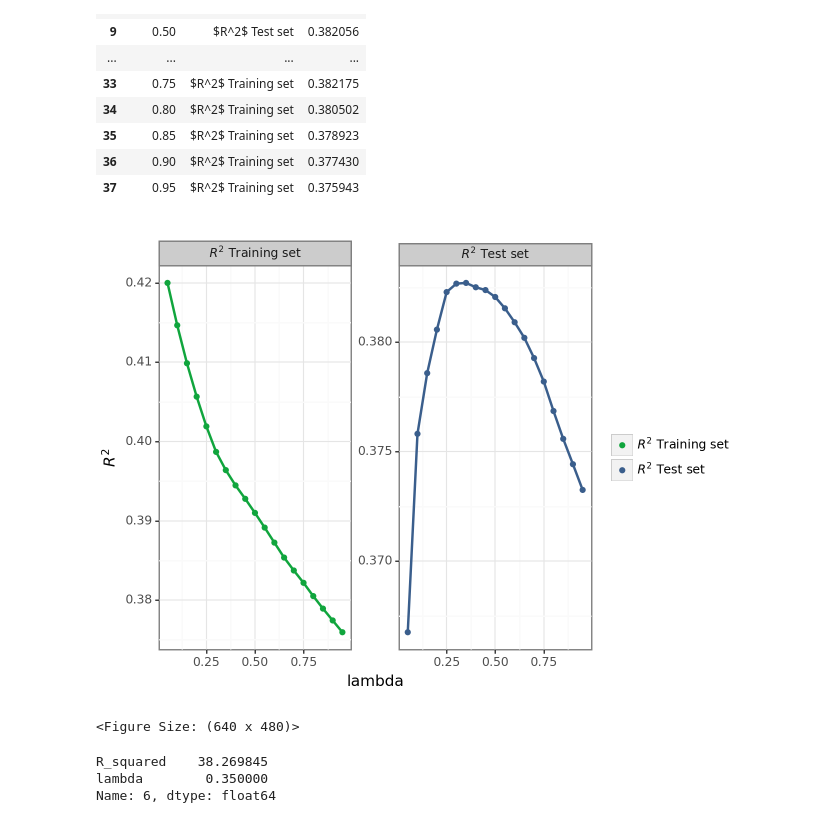
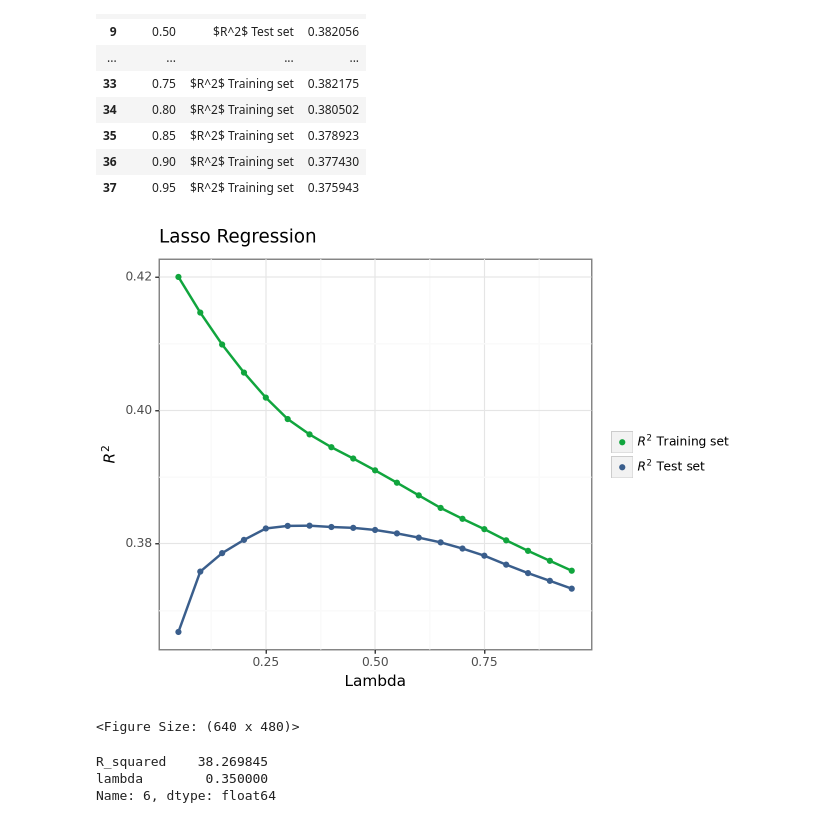
Before and after one commit to szilvasipeter2000/Data-Analysis-3, a Jupyter notebook: assignment-2/assignment2-working.ipynb, the cells around one changed output. Drawn from its saved outputs; the diff is of its cells as text; code cells hidden in the pictures.

```diff
--- a/assignment-2/assignment2-working.ipynb
+++ b/assignment-2/assignment2-working.ipynb
@@ -796,16 +816,16 @@ r_squared_data
 # %%
 (
     ggplot(r_squared_data, aes(x="lambda", y="value", color="variable"))
     + geom_point()
     + geom_line(size=1, show_legend=False, na_rm=True)
     + scale_color_manual(name="", values=(color[1], color[0]))
     + scale_y_continuous(name="$R^2$")
-    + facet_wrap("variable", scales="free")
     + theme_bw()
+    + labs(title="Lasso Regression", x="Lambda")
     + theme(subplots_adjust={"wspace": 0.25},legend_title=element_blank())
 )
 # %% [output]
-[figure, old version]
+[figure, new version]
 <Figure Size: (640 x 480)>
 # %%
 df_lam = pd.DataFrame(test_r_squared*100, columns=['R_squared'])
```
Also changed, not shown: parts of 7 cells of this notebook, 7 other files.
